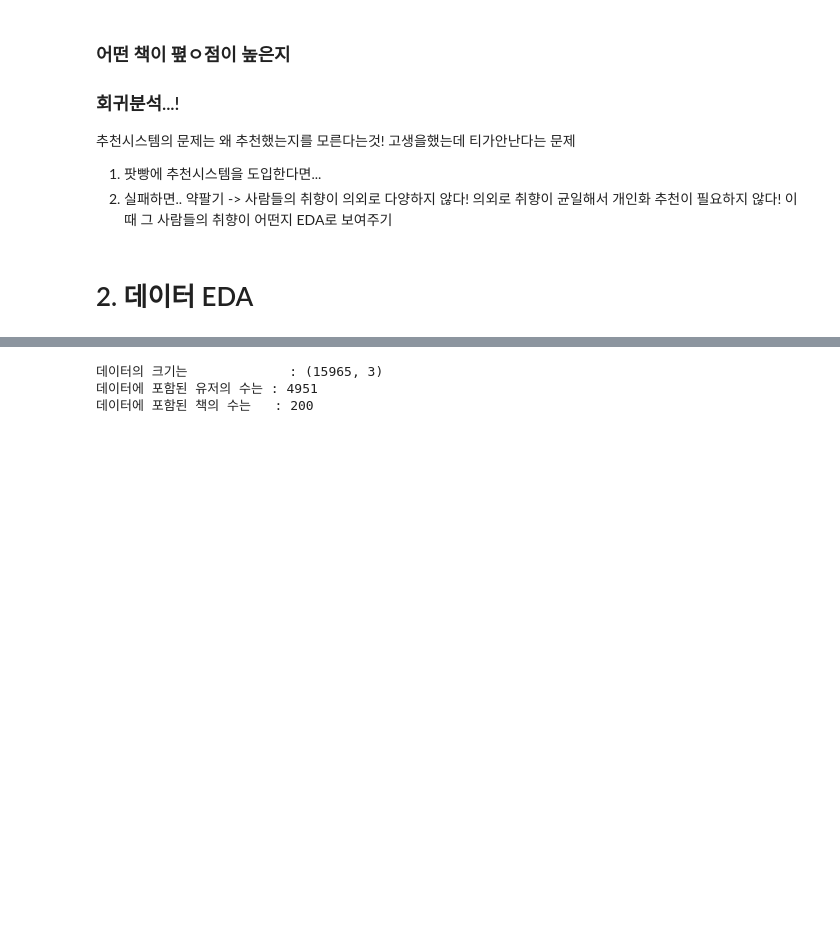
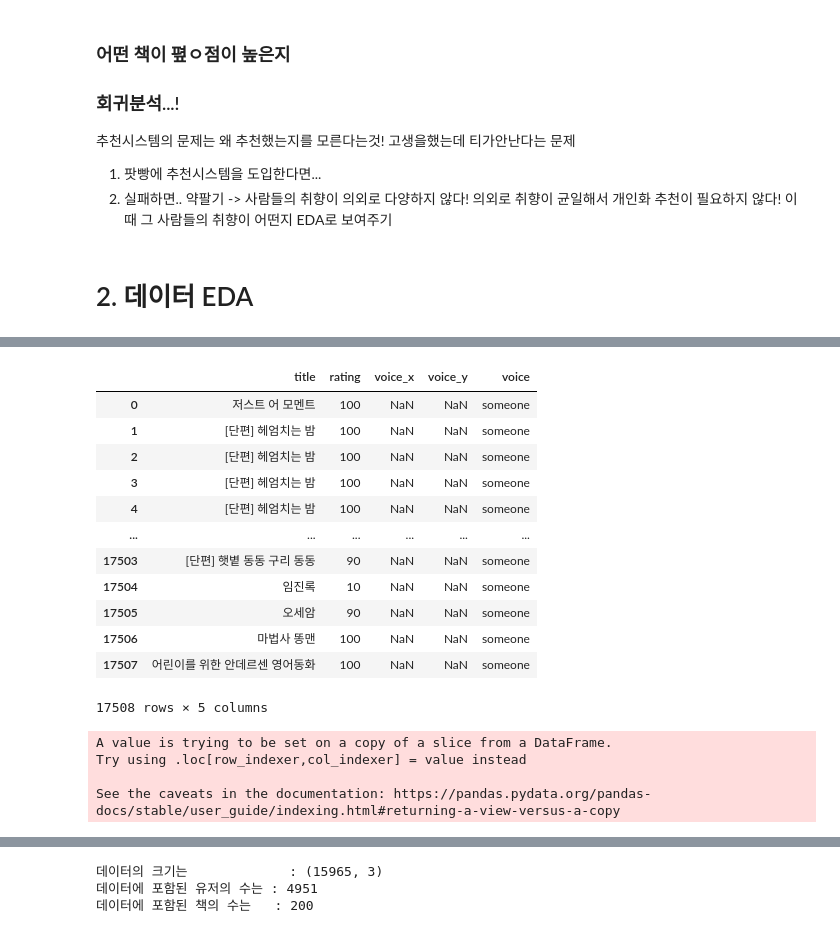
Before and after one commit to dataitgirls4/team_3, a Jupyter notebook: Recommendation_System.ipynb, the cells around one changed output, grey strips where cells are left out. Drawn from its saved outputs; the diff is of its cells as text; code cells hidden in the pictures; blank space fills up the shorter version.

```diff
--- a/Recommendation_System.ipynb
+++ b/Recommendation_System.ipynb
@@ -101,0 +150,6 @@ df
+# %%
+cel = pd.DataFrame({"title": read_by_celeb, "voice":"celeb"})
+aut = pd.DataFrame({"title": read_by_author, "voice":"author"})
+som = pd.DataFrame({"title": read_by_someone, "voice":"someone"})
+# %%
+read_by = raw[['title', 'rating']]
@@ -101,0 +174,2 @@ df
+# %%
+read_by['voice'] = np.NaN
@@ -101,0 +182,2 @@ df
+# %%
+read_by['voice'] = read_by['title'].apply(lambda x : "celeb" if x in cel else ("author" if x in aut else "someone"))
@@ -101,0 +206,28 @@ df
+# %%
+
+read_by = read_by.merge(cel,on = 'title', how = 'left')
+read_by = read_by.merge(aut,on = 'title', how = 'left')
+read_by = read_by.merge(som,on = 'title', how = 'left')
+read_by
+# %% [output]
+|  | title | rating | voice_x | voice_y | voice |
+| 0 | 저스트 어 모멘트 | 100 | NaN | NaN | someone |
+| 1 | [단편] 헤엄치는 밤 | 100 | NaN | NaN | someone |
+| 2 | [단편] 헤엄치는 밤 | 100 | NaN | NaN | someone |
+| 3 | [단편] 헤엄치는 밤 | 100 | NaN | NaN | someone |
+| 4 | [단편] 헤엄치는 밤 | 100 | NaN | NaN | someone |
+| ... | ... | ... | ... | ... | ... |
+| 17503 | [단편] 햇볕 동동 구리 동동 | 90 | NaN | NaN | someone |
+| 17504 | 임진록 | 10 | NaN | NaN | someone |
+| 17505 | 오세암 | 90 | NaN | NaN | someone |
+| 17506 | 마법사 똥맨 | 100 | NaN | NaN | someone |
+| 17507 | 어린이를 위한 안데르센 영어동화 | 100 | NaN | NaN | someone |
+17508 rows × 5 columns
+# %%
+a = raw.iloc[:4]
+a['new'] = a['nickname'].apply(lambda x : x if x == "하브" else(x+"hihi" if x == "양수" else "그냥"))
+# %% [output]
+A value is trying to be set on a copy of a slice from a DataFrame.
+Try using .loc[row_indexer,col_indexer] = value instead
+
+See the caveats in the documentation: https://pandas.pydata.org/pandas-docs/stable/user_guide/indexing.html#returning-a-view-versus-a-copy
```
Also changed, not shown: parts of 37 cells of this notebook.
